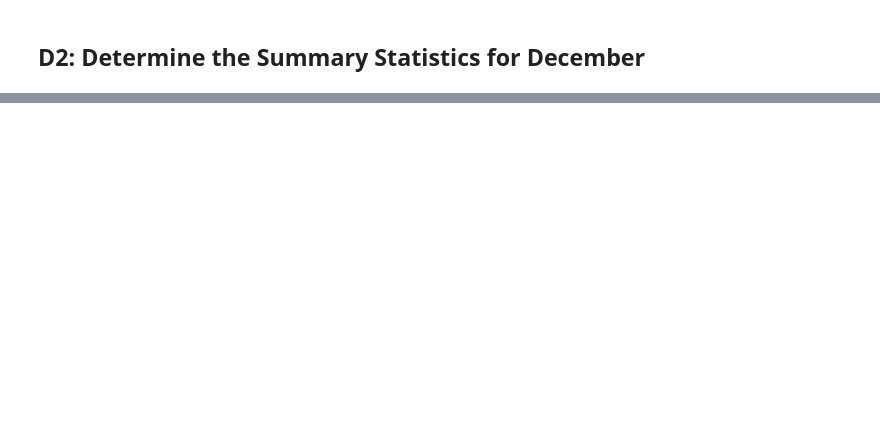
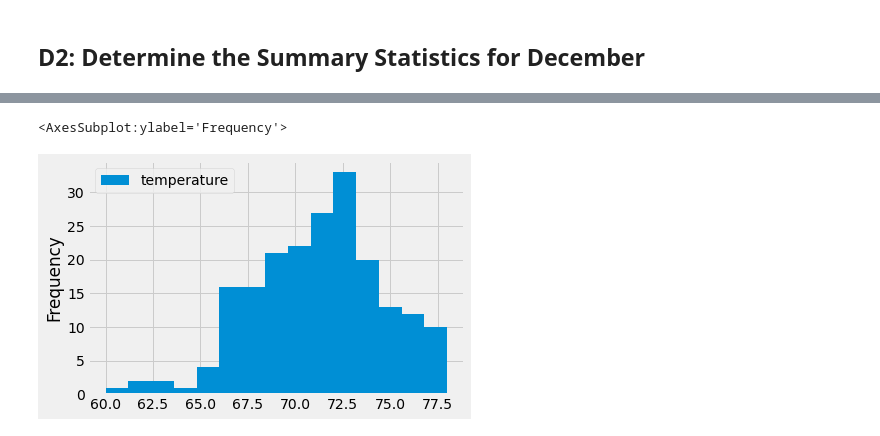
Before and after one commit to kimconrad/surfs-up, a Jupyter notebook: surfs_up_challenge.ipynb, the cells around one changed output, grey strips where cells are left out. Cells and saved outputs as stored; diff of their text form; code cells hidden in the pictures; blank space fills up the shorter version.

```diff
--- a/surfs_up_challenge.ipynb
+++ b/surfs_up_challenge.ipynb
@@ -66,10 +90,7 @@ NameError: name 'df' is not defined
 ## D2: Determine the Summary Statistics for December
 # %%
 # 6. Write a query that filters the Measurement table to retrieve the temperatures for the month of December.
-def temp_monthly():
-    prev_year = dt.date(2017, 12, 1) - dt.timedelta(days=365)
-    results = session.query(Measurement.tobs).\
-      filter(Measurement.station == 'USC00519281').\
-      filter(Measurement.date >= prev_year).all()
-    temps = list(np.ravel(results))
-    return jsonify(temps=temps)
+month_start = dt.date(2016, 12, 1)
+month_end = dt.date(2016, 12, 31)
+results = []
+results = session.query(Measurement.date, Measurement.tobs).filter(Measurement.date >= month_start, Measurement.date <= month_end).all()
@@ -92,4 +118,5 @@ def stats(start=None, end=None):
 # %%
 # 8. Create a DataFrame from the list of temperatures for the month of December.
-df = pd.DataFrame(results, columns=['date','precipitation'])
-df.set_index(df['date'], inplace=True)
+df_dec = pd.DataFrame(results, columns=['date','temperature'])
+df_dec.set_index(df_dec['date'], inplace=True)
+df_dec = df_dec.sort_index()
@@ -102,0 +136,5 @@ NameError: name 'df' is not defined
+# %%
+df_dec.plot.hist(bins=15)
+# %% [output]
+<AxesSubplot:ylabel='Frequency'>
+[figure, added]
```
Also changed, not shown: parts of 11 cells of this notebook.
